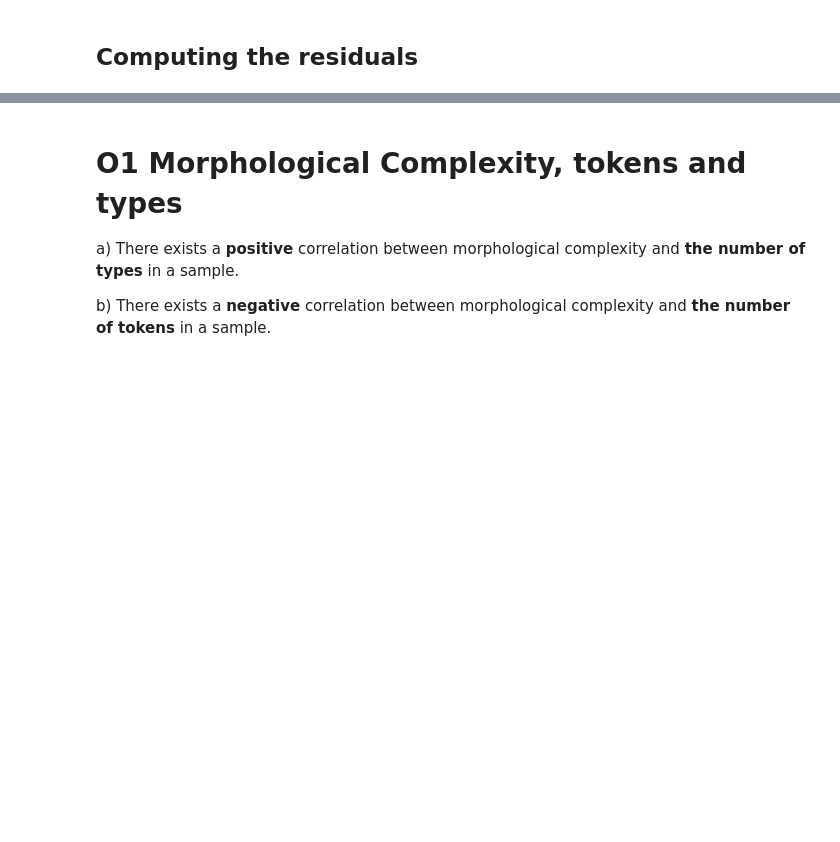
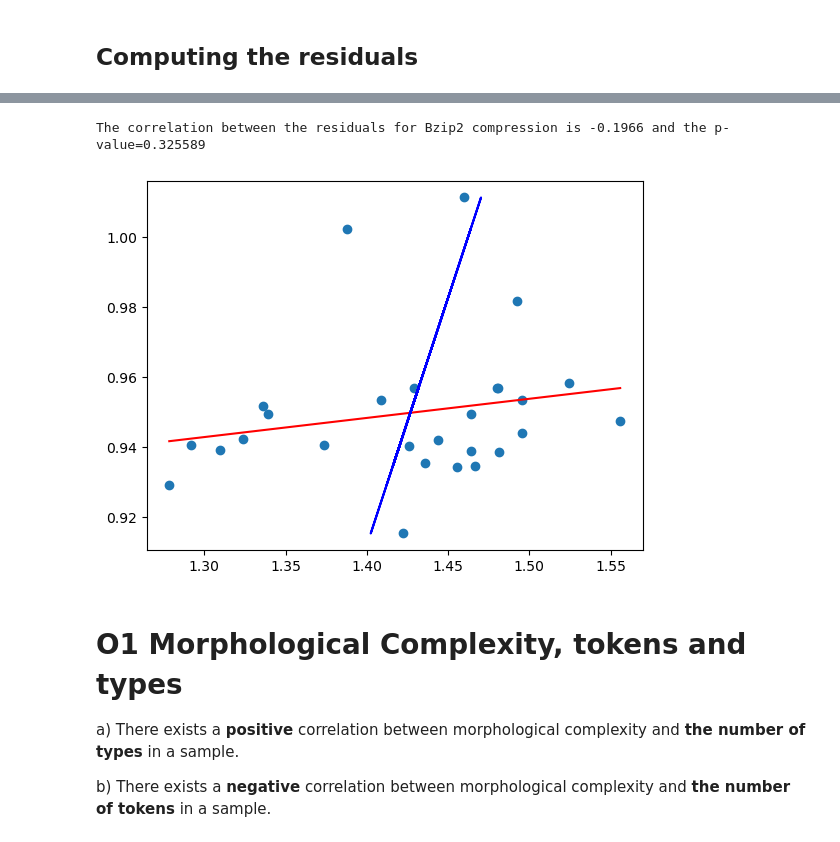
Before and after one commit to migueldmc/language-complexity, a Jupyter notebook: notebooks/Proposition_d90.ipynb, the cells around one changed output, grey strips where cells are left out. Cells and saved outputs as stored; diff of their text form; code cells hidden in the pictures; blank space fills up the shorter version.

Commit message:
Compute p-value in correlations

```diff
--- a/notebooks/Proposition_d90.ipynb
+++ b/notebooks/Proposition_d90.ipynb
@@ -253,3 +260,31 @@ The correlation between the residuals is -0.3434
+# %%
+x = del_chars_bz2['mean'].to_numpy()
+y = del_words_bz2['mean'].to_numpy()
+
+ordered_index = x.argsort()
+# Order the points so points with lower x appears first
+y = y[ordered_index]
+x = x[ordered_index]
+
+# Follow the docs at https://numpy.org/doc/stable/reference/generated/numpy.linalg.lstsq.html
+A = np.vstack([x, np.ones(len(x))]).T
+B = np.vstack([y, np.ones(len(y))]).T
+
+mx, cx = np.linalg.lstsq(A, y, rcond=None)[0]
+my, cy = np.linalg.lstsq(B, x, rcond=None)[0]
+
+plt.scatter(del_chars_bz2['mean'], del_words_bz2['mean'])
+plt.plot(x, mx*x + cx, 'r', label='Fitted line')
+plt.plot(my*y + cy, y, 'b', label='Other fitted line')
+
+residualsa = mx*x + cx - y
+residualsb = my*y + cy - x
+
+corr = sp.stats.pearsonr(residualsa, residualsb)
+print("The correlation between the residuals for Bzip2 compression is %0.4f and the p-value=%g" % (corr.statistic, corr.pvalue))
+# %% [output]
+The correlation between the residuals for Bzip2 compression is -0.1966 and the p-value=0.325589
+[figure, added]
 # %% [markdown]
 # O1 Morphological Complexity, tokens and types
 a) There exists a **positive** correlation between morphological complexity and **the number of types** in a sample.
```
Also changed, not shown: parts of 18 cells of this notebook, 1 other file.
